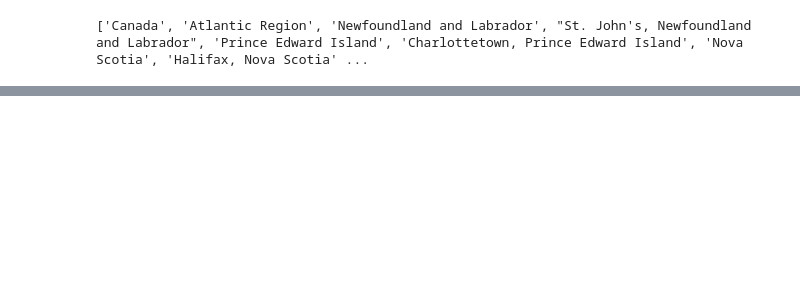
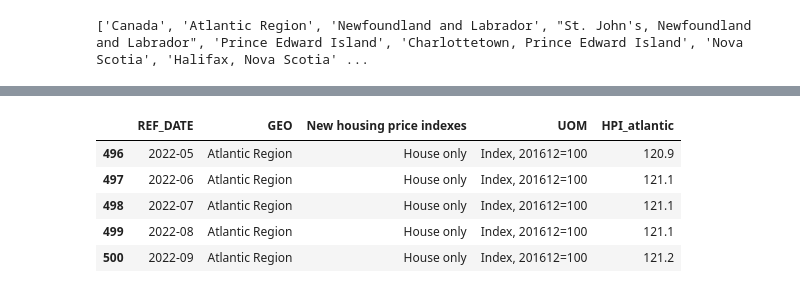
Before and after one commit to HoussamZak/Affinity_Propagation_and_Correlation_Analysis_Canada_Real_Estate, a Jupyter notebook: 1_Data_Processing.ipynb, the cells around one changed output, grey strips where cells are left out. Saved outputs shown, nothing was run; the diff lists cells and outputs as text; code cells hidden in the pictures; blank space fills up the shorter version.

```diff
--- a/1_Data_Processing.ipynb
+++ b/1_Data_Processing.ipynb
@@ -747,0 +104,25 @@ All data pertaining to each major Canadian city has been cleaned/processed in un
+# %%
+#Filtering data of "Atlantic Region" and storing in atlantic_df
+
+atlantic = house_only_df[house_only_df["GEO"].str.contains("Atlantic Region")]
+
+atlantic.set_index("REF_DATE", inplace = True)
+atlantic = atlantic.drop(columns=['index'], axis = 1)
+
+#Renaming the VALUE column to HPI_region
+atlantic = atlantic.rename({'VALUE': 'HPI_atlantic'}, axis =1 )
+
+#Index resetting
+atlantic = atlantic.reset_index()
+
+#Saving df in 'Processed Data' folder
+atlantic.to_csv('Processed Data/atlantic.csv')
+#Previewing
+atlantic.tail()
+# %% [output]
+|  | REF_DATE | GEO | New housing price indexes | UOM | HPI_atlantic |
+| 496 | 2022-05 | Atlantic Region | House only | Index, 201612=100 | 120.9 |
+| 497 | 2022-06 | Atlantic Region | House only | Index, 201612=100 | 121.1 |
+| 498 | 2022-07 | Atlantic Region | House only | Index, 201612=100 | 121.1 |
+| 499 | 2022-08 | Atlantic Region | House only | Index, 201612=100 | 121.1 |
+| 500 | 2022-09 | Atlantic Region | House only | Index, 201612=100 | 121.2 |
```
Also changed, not shown: parts of 82 cells of this notebook, 30 other files.
